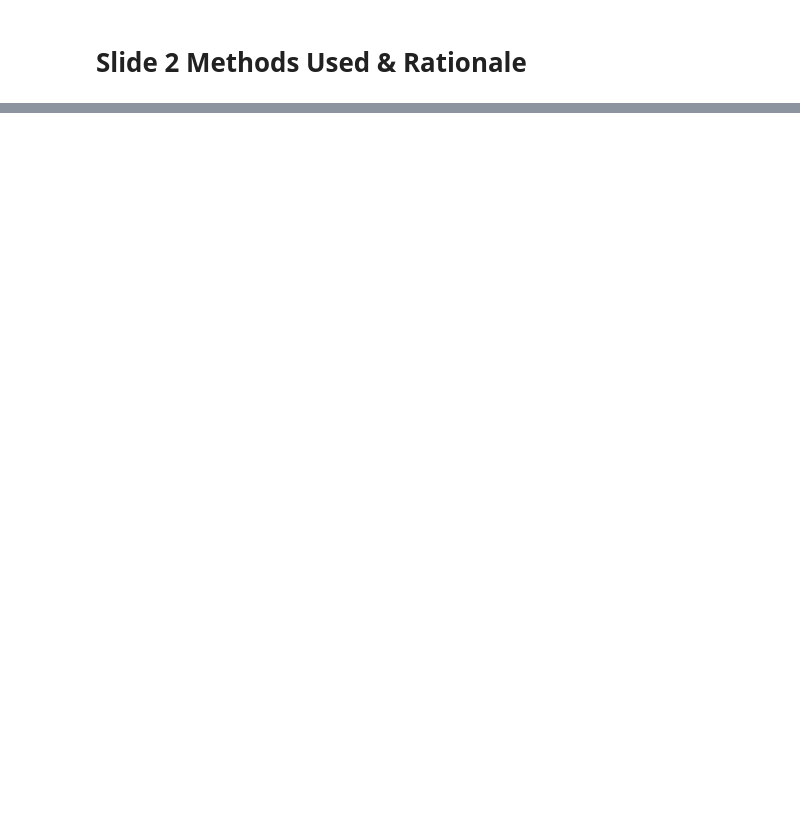
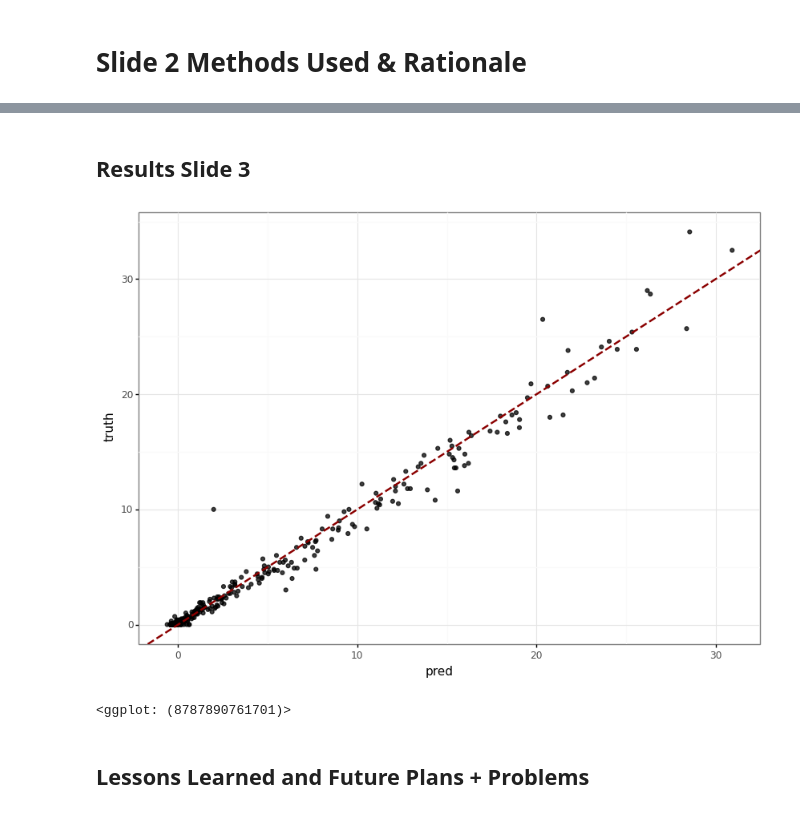
Before and after one commit to lawandyaseen/PPOL564FinalProject, a Jupyter notebook: Final Presentation.ipynb, the cells around one changed output, grey strips where cells are left out. Cells and saved outputs as stored; diff of their text form; code cells hidden in the pictures; blank space fills up the shorter version.

```diff
--- a/Final Presentation.ipynb
+++ b/Final Presentation.ipynb
@@ -40,0 +191,9 @@ data clean up
+# %% [markdown]
+## Results Slide 3
+# %%
+letsgo
+# %% [output]
+[figure, added]
+<ggplot: (8787890761701)>
+# %% [markdown]
+## Lessons Learned and Future Plans + Problems
```
Also changed, not shown: parts of 16 cells of this notebook.
